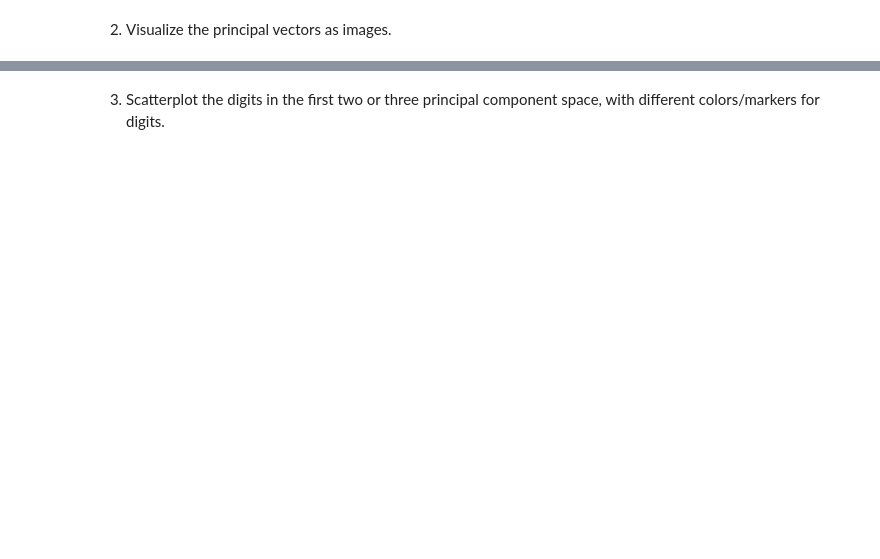
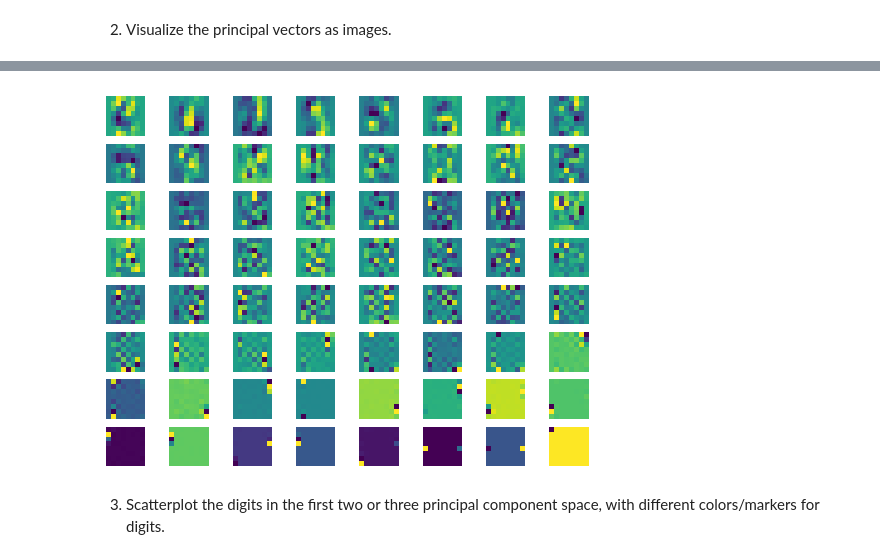
Before and after one commit to XiuningZhang/B50_Scientific_Computing, a Jupyter notebook: 04_Matrix_Ex.ipynb, the cells around one changed output, grey strips where cells are left out. Saved outputs shown, nothing was run; the diff lists cells and outputs as text; code cells hidden in the pictures; blank space fills up the shorter version.

```diff
--- a/04_Matrix_Ex.ipynb
+++ b/04_Matrix_Ex.ipynb
@@ -86,2 +216,10 @@ for i in range(10):
+# %%
+for i in range(len(V)):
+    plt.subplot(8,8,i+1)
+    plt.imshow(Vt[i].reshape((8,8)))
+    # plt.imshow(V[:,i].reshape((8,8)))
+    plt.axis('off')
+# %% [output]
+[figure, added]
 # %% [markdown]
 3) Scatterplot the digits in the first two or three principal component space, with different colors/markers for digits.
```
Also changed, not shown: parts of 17 cells of this notebook, 3 other files.
